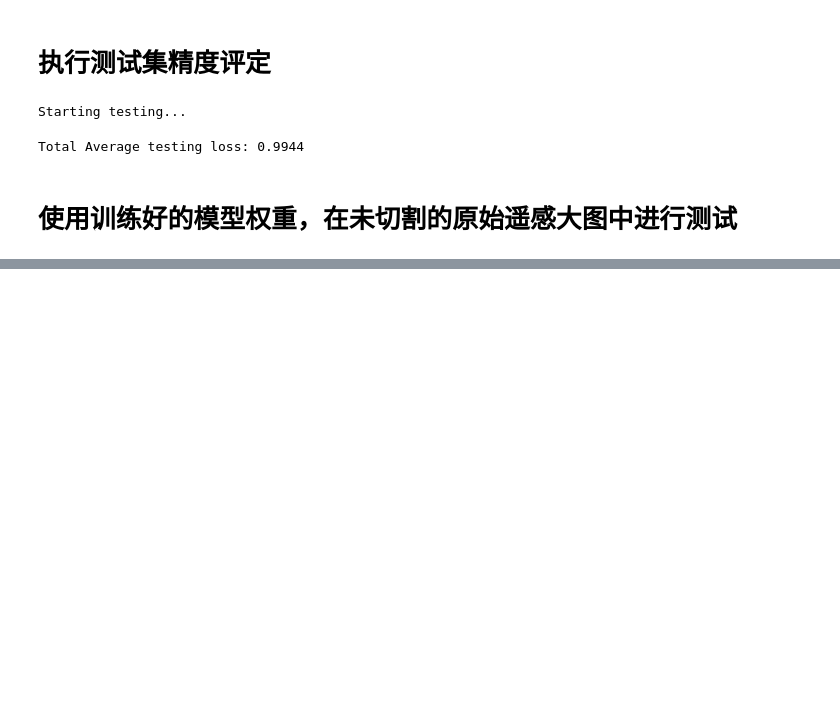
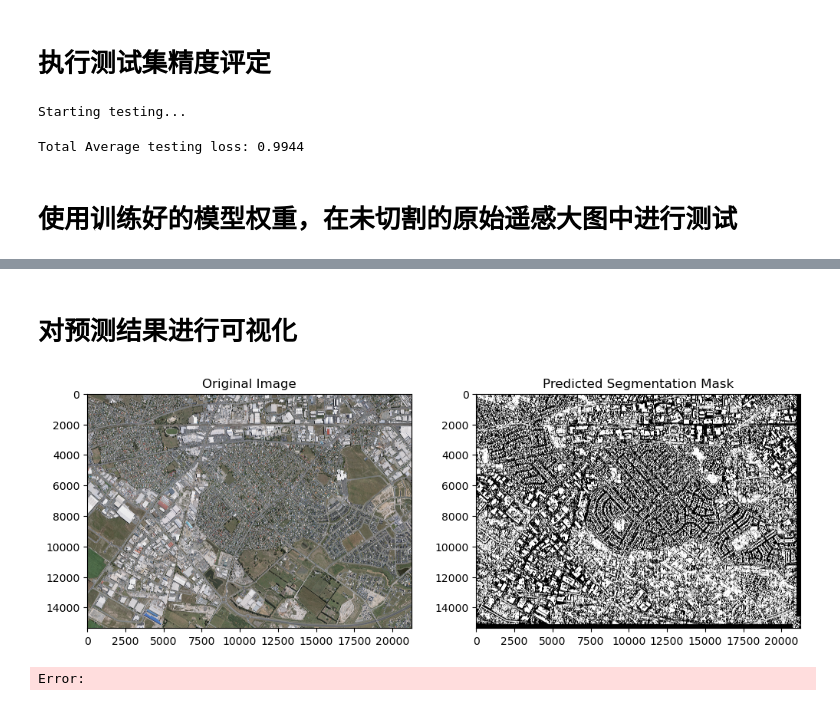
Before and after one commit to Cai-ZiCan/pyLearn, a Jupyter notebook: test_project/notebooks/jupyter/train_segformer.ipynb, the cells around one changed output, grey strips where cells are left out. Drawn from its saved outputs; the diff is of its cells as text; code cells hidden in the pictures; blank space fills up the shorter version.

```diff
--- a/test_project/notebooks/jupyter/train_segformer.ipynb
+++ b/test_project/notebooks/jupyter/train_segformer.ipynb
@@ -408,3 +412,22 @@ Total Average testing loss: 0.9944
 # 使用训练好的模型权重，在未切割的原始遥感大图中进行测试
 # %%
 # 使用训练好的模型权重，在大图中进行测试
+
+remote_data_path="D:\\pyLearn\\WHU_build\\split_data\\predict\\2016_train.tif"
+
+# 读取模型配置
+# 包括模型类型、编码器、权重、输入通道数、类别数、激活函数等
+import json
+with open('D:\\pyLearn\\pyLearn\\test_project\\notebooks\\config\\split_building_config.json', 'r') as f:
+    config = json.load(f)
+
+type=config['model']['type'] # 模型类型，例如 "Unet", "FPN", "SegFormer" 等
+encoder=config['model']['encoder'] # 编码器名称，例如 "resnet34", "mit_b0" 等
+encoder_weights=config['model']['encoder_weights'] # 编码器权重，例如 "imagenet" 或 "None"（字符串形式）
+channels=config['model']['channels'] # 输入图像的通道数，通常为3（RGB）或4（RGBA），根据数据集实际情况设置
+classes=config['model']['classes'] # 输出类别数，对于二分类分割通常设置为1（背景 vs 目标），对于多分类分割则设置为类别总数
+activation_cfg = config['model']['activation'] # 激活函数配置，通常为 "sigmoid"（适用于二分类）或 "softmax"（适用于多分类），也可以设置为 "None" 或 None 来表示不使用激活函数（让损失函数处理）
+activation = activation_cfg # 训练过程中通常不直接在模型输出上应用激活函数，而是让损失函数（如DiceLoss或CrossEntropyLoss）处理原始Logits输出，因此这里的activation设置为None
+model_weight_pth=config['train']['weight_pth']
+train_width=config['data']['data_size']['width']
+train_height=config['data']['data_size']['height']
@@ -410,0 +595,19 @@ Total Average testing loss: 0.9944
+# %% [markdown]
+# 对预测结果进行可视化
+# %%
+# 对于预测结果进行可视化，输出两幅影像，左侧为原始影像，右侧为预测的分割结果
+import matplotlib.pyplot as plt
+fig, axes = plt.subplots(1, 2, figsize=(12, 6))
+# 原始影像（取RGB通道）
+axes[0].imshow(image_data[:3, :, :].transpose(1, 2, 0).astype(np.uint8)) # 转为 [H, W, C] 格式并显示
+axes[0].set_title("Original Image")
+# 预测的分割结果
+axes[1].imshow(stitched_mask, cmap='gray') # 显示二值分割结果
+axes[1].set_title("Predicted Segmentation Mask")
+
+# 保存可视化结果
+plt.savefig("D:\\pyLearn\\WHU_build\\split_data\\predict\\result\\segmentation_result.png")
+plt.show()
+# %% [output]
+[figure, added]
+Error:
```
Also changed, not shown: parts of 8 cells of this notebook, 4 other files.
